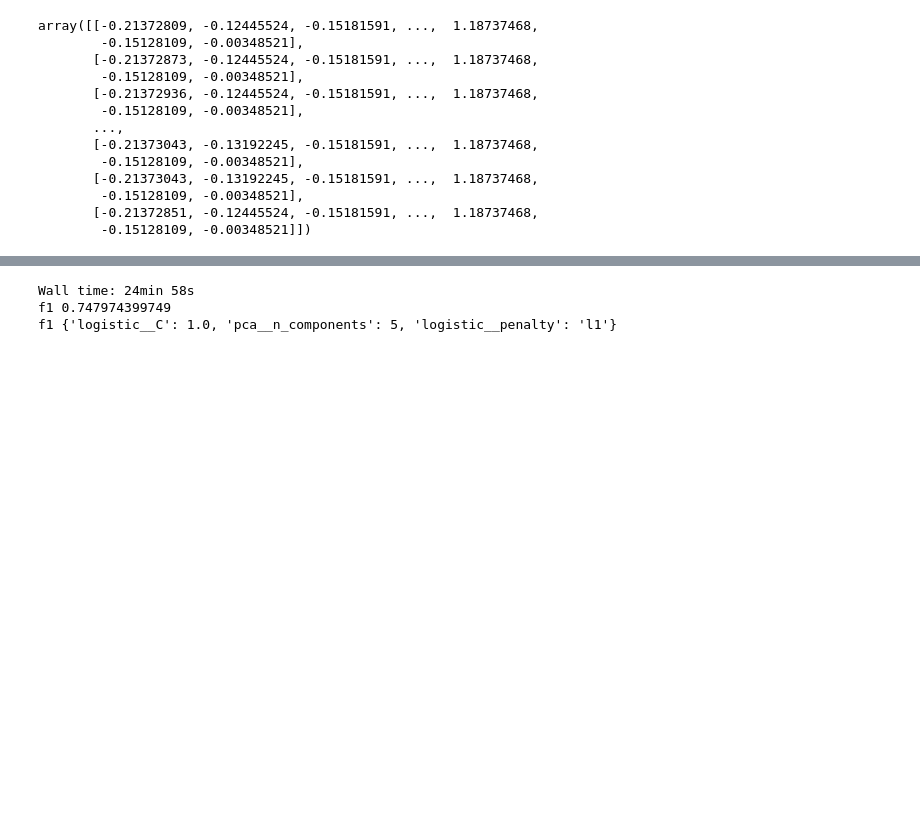
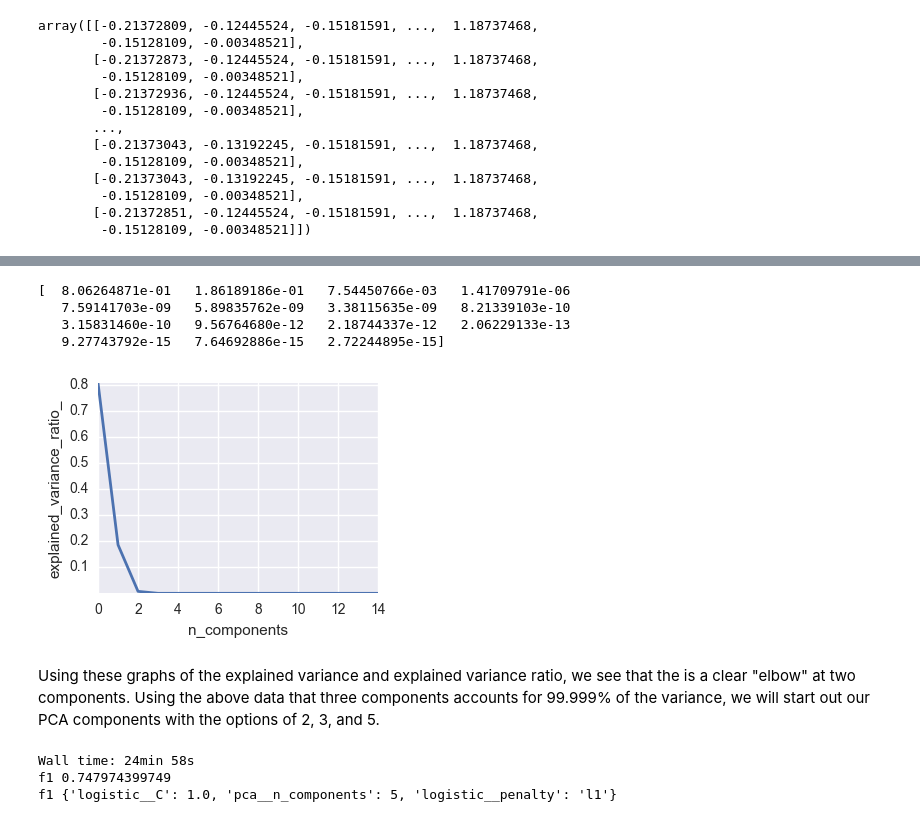
Before and after one commit to Dangerbotz/network_intrusion_detection_system, a Jupyter notebook: BalzerSrinivasThungVanceLab2.ipynb, the cells around one changed output, grey strips where cells are left out. Drawn from its saved outputs; the diff is of its cells as text; code cells hidden in the pictures; blank space fills up the shorter version.

```diff
--- a/BalzerSrinivasThungVanceLab2.ipynb
+++ b/BalzerSrinivasThungVanceLab2.ipynb
@@ -728,3 +742,20 @@ We can see that using 3 components in the PCA explains 99.999% of our variance
+# %%
+plt.figure(1, figsize=(4, 3))
+plt.clf()
+plt.axes([.2, .2, .7, .7])
+plt.plot(pca.explained_variance_ratio_[:15], linewidth=2)
+plt.axis('tight')
+plt.xlabel('n_components')
+plt.ylabel('explained_variance_ratio_')
+print pca.explained_variance_ratio_[:15]
+# %% [output]
+[  8.06264871e-01   1.86189186e-01   7.54450766e-03   1.41709791e-06
+   7.59141703e-09   5.89835762e-09   3.38115635e-09   8.21339103e-10
+   3.15831460e-10   9.56764680e-12   2.18744337e-12   2.06229133e-13
+   9.27743792e-15   7.64692886e-15   2.72244895e-15]
+[figure, added]
+# %% [markdown]
+Using these graphs of the explained variance and explained variance ratio, we see that the is a clear "elbow" at two components. Using the above data that three components accounts for 99.999% of the variance, we will start out our PCA components with the options of 2, 3, and 5.
 # %%
 # Model: Logistic Regression
 pca = PCA()
```
Also changed, not shown: parts of 10 cells of this notebook.
